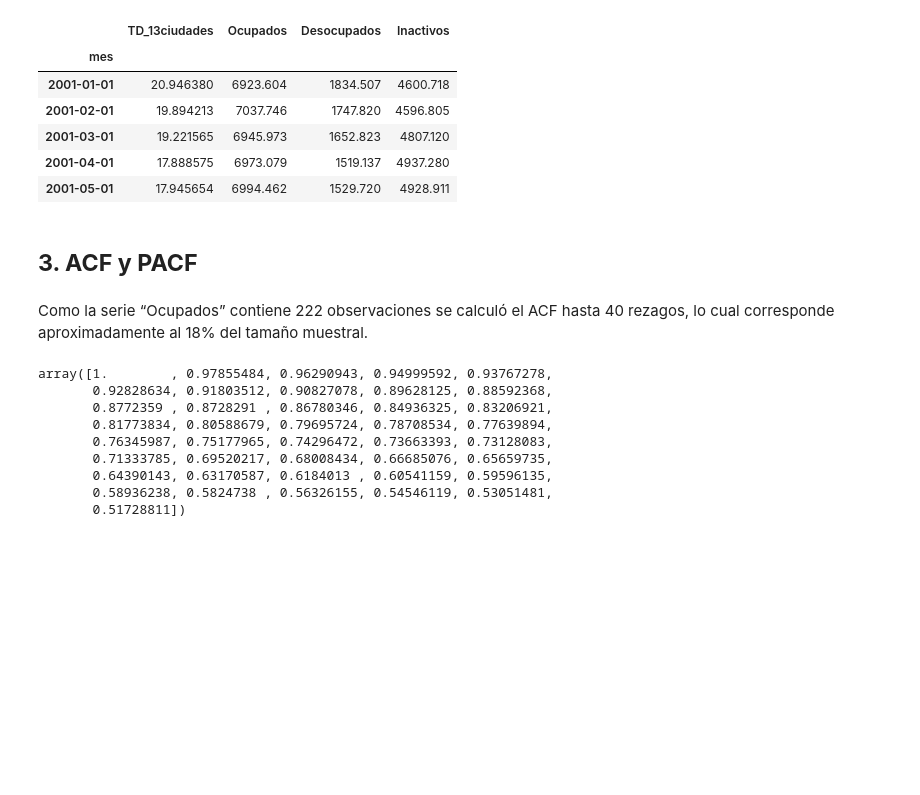
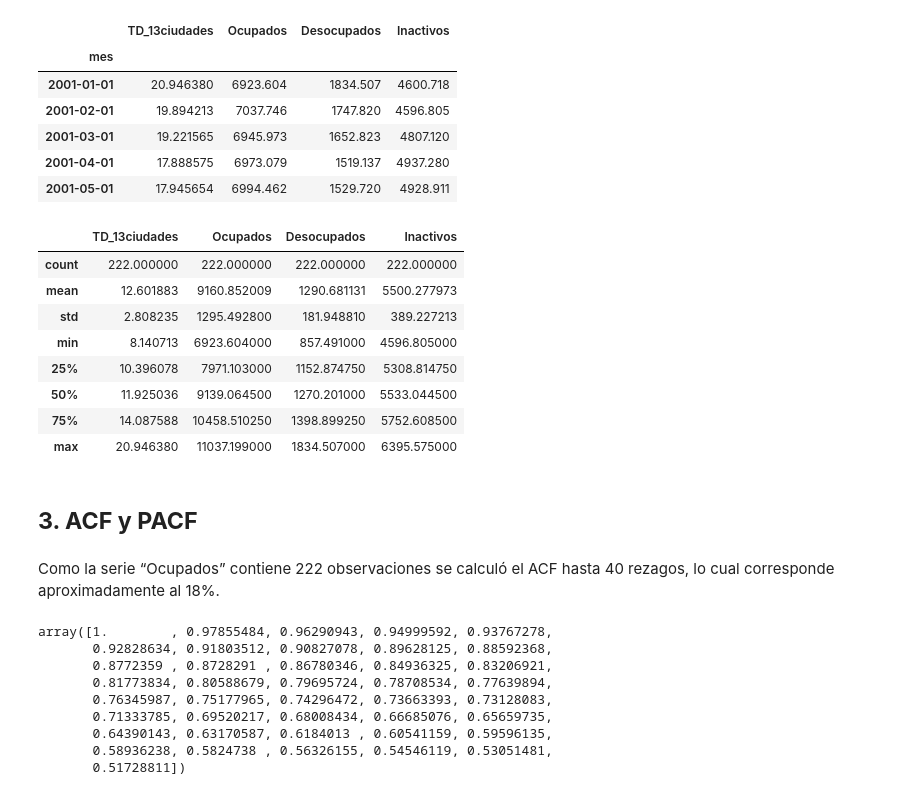
Before and after one commit to JulianEspinosaUrresti/ProyectoI-MIAA-2025, a Jupyter notebook: Taller_3.ipynb, the cells around one changed output. Cells and saved outputs as stored; diff of their text form; code cells hidden in the pictures; blank space fills up the shorter version.

```diff
--- a/Taller_3.ipynb
+++ b/Taller_3.ipynb
@@ -49,10 +49,22 @@ data.head()
 | 2001-03-01 | 19.221565 | 6945.973 | 1652.823 | 4807.120 |
 | 2001-04-01 | 17.888575 | 6973.079 | 1519.137 | 4937.280 |
 | 2001-05-01 | 17.945654 | 6994.462 | 1529.720 | 4928.911 |
+# %%
+data.describe()
+# %% [output]
+|  | TD_13ciudades | Ocupados | Desocupados | Inactivos |
+| count | 222.000000 | 222.000000 | 222.000000 | 222.000000 |
+| mean | 12.601883 | 9160.852009 | 1290.681131 | 5500.277973 |
+| std | 2.808235 | 1295.492800 | 181.948810 | 389.227213 |
+| min | 8.140713 | 6923.604000 | 857.491000 | 4596.805000 |
+| 25% | 10.396078 | 7971.103000 | 1152.874750 | 5308.814750 |
+| 50% | 11.925036 | 9139.064500 | 1270.201000 | 5533.044500 |
+| 75% | 14.087588 | 10458.510250 | 1398.899250 | 5752.608500 |
+| max | 20.946380 | 11037.199000 | 1834.507000 | 6395.575000 |
 # %% [markdown]
 ## **3. ACF y PACF**
 # %% [markdown]
-Como la serie “Ocupados” contiene 222 observaciones se calculó el ACF hasta 40 rezagos, lo cual corresponde aproximadamente al 18% del tamaño muestral.
+Como la serie “Ocupados” contiene 222 observaciones se calculó el ACF hasta 40 rezagos, lo cual corresponde aproximadamente al 18%.
 # %%
 acf(data['Ocupados'],40)
 # %% [output]
```
Also changed, not shown: parts of 16 cells of this notebook.
